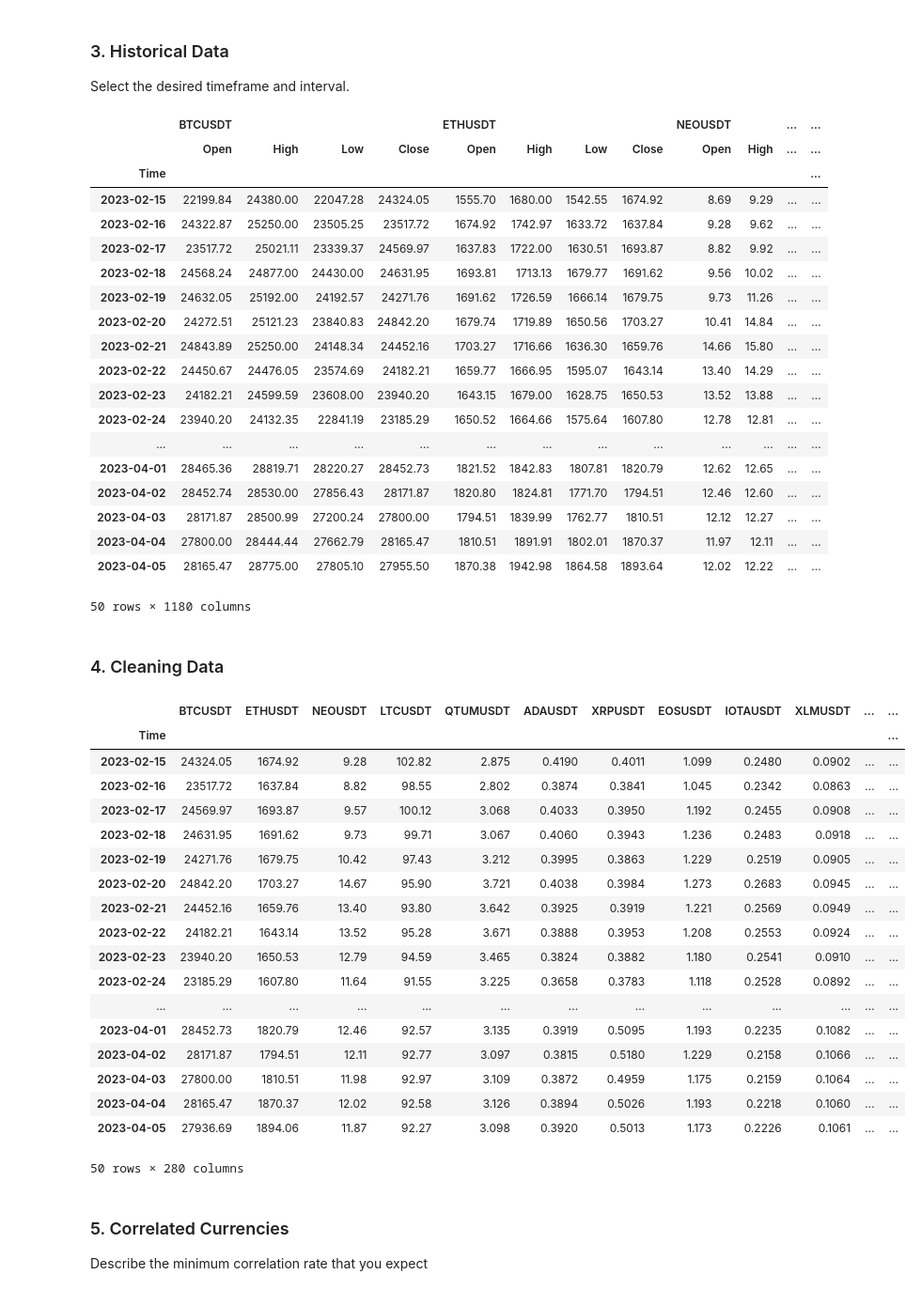
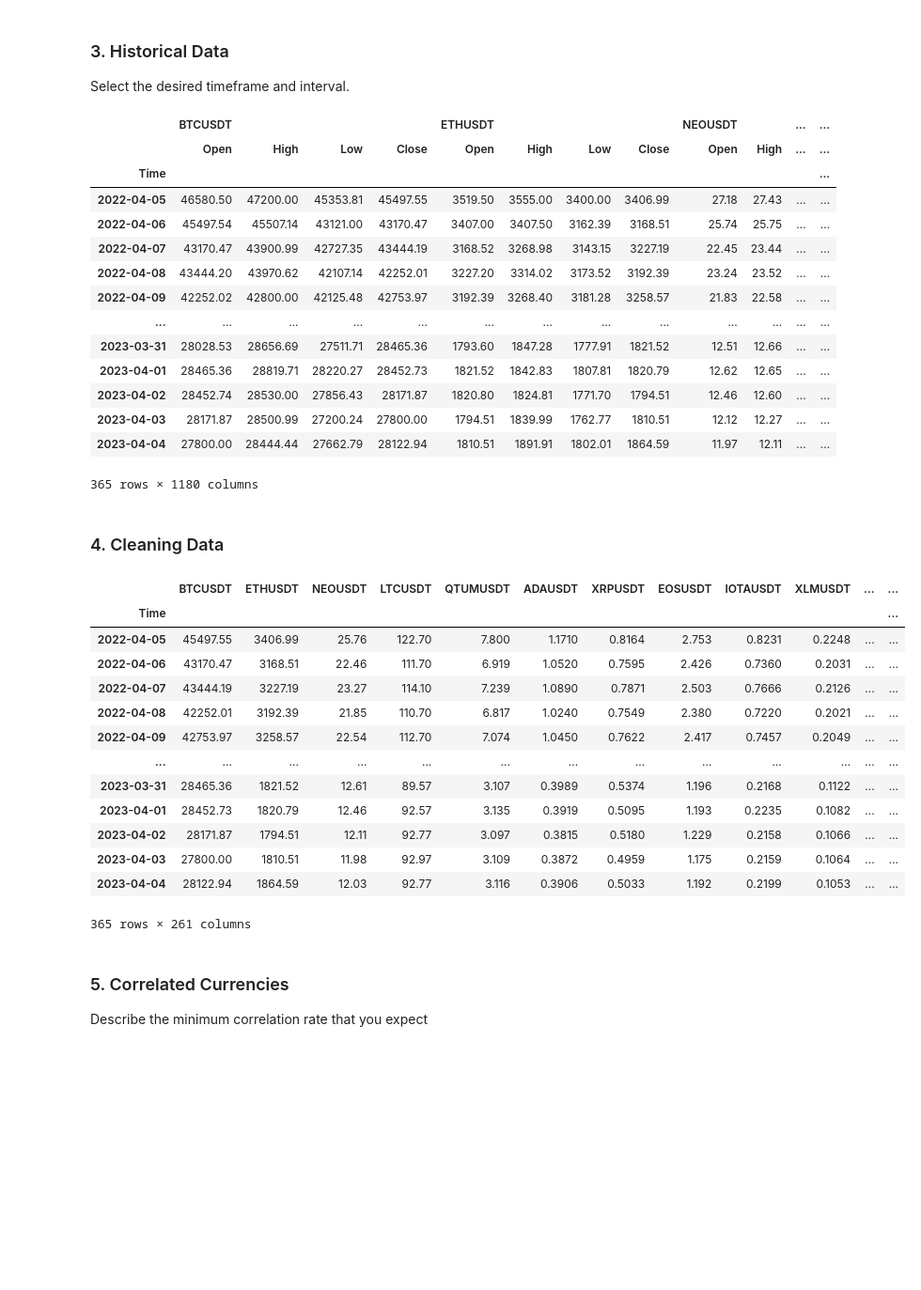
Before and after one commit to Algo-Tradings/pairs-trading-research, a Jupyter notebook: researcher.ipynb, the cells around one changed output. Shown at 94% size. Saved outputs shown, nothing was run; the diff lists cells and outputs as text; code cells hidden in the pictures; blank space fills up the shorter version.

```diff
--- a/researcher.ipynb
+++ b/researcher.ipynb
@@ -28,54 +28,44 @@ from research import Ratio
 <h3>3. Historical Data </h3>
 Select the desired timeframe and interval.
 # %%
-hist_df = Loader().get_historical_data(timeframe='1d', interval='100 days ago')
+hist_df = Loader().get_historical_data(timeframe='1d', interval='1 years ago')
 hist_df
 # %% [output]
 |  | BTCUSDT |  |  |  | ETHUSDT |  |  |  | NEOUSDT |  | ... | ... |
 |  | Open | High | Low | Close | Open | High | Low | Close | Open | High | ... | ... |
 | Time |  |  |  |  |  |  |  |  |  |  |  | ... |
-| 2023-02-15 | 22199.84 | 24380.00 | 22047.28 | 24324.05 | 1555.70 | 1680.00 | 1542.55 | 1674.92 | 8.69 | 9.29 | ... | ... |
-| 2023-02-16 | 24322.87 | 25250.00 | 23505.25 | 23517.72 | 1674.92 | 1742.97 | 1633.72 | 1637.84 | 9.28 | 9.62 | ... | ... |
-| 2023-02-17 | 23517.72 | 25021.11 | 23339.37 | 24569.97 | 1637.83 | 1722.00 | 1630.51 | 1693.87 | 8.82 | 9.92 | ... | ... |
-| 2023-02-18 | 24568.24 | 24877.00 | 24430.00 | 24631.95 | 1693.81 | 1713.13 | 1679.77 | 1691.62 | 9.56 | 10.02 | ... | ... |
-| 2023-02-19 | 24632.05 | 25192.00 | 24192.57 | 24271.76 | 1691.62 | 1726.59 | 1666.14 | 1679.75 | 9.73 | 11.26 | ... | ... |
-| 2023-02-20 | 24272.51 | 25121.23 | 23840.83 | 24842.20 | 1679.74 | 1719.89 | 1650.56 | 1703.27 | 10.41 | 14.84 | ... | ... |
-| 2023-02-21 | 24843.89 | 25250.00 | 24148.34 | 24452.16 | 1703.27 | 1716.66 | 1636.30 | 1659.76 | 14.66 | 15.80 | ... | ... |
-| 2023-02-22 | 24450.67 | 24476.05 | 23574.69 | 24182.21 | 1659.77 | 1666.95 | 1595.07 | 1643.14 | 13.40 | 14.29 | ... | ... |
-| 2023-02-23 | 24182.21 | 24599.59 | 23608.00 | 23940.20 | 1643.15 | 1679.00 | 1628.75 | 1650.53 | 13.52 | 13.88 | ... | ... |
-| 2023-02-24 | 23940.20 | 24132.35 | 22841.19 | 23185.29 | 1650.52 | 1664.66 | 1575.64 | 1607.80 | 12.78 | 12.81 | ... | ... |
+| 2022-04-05 | 46580.50 | 47200.00 | 45353.81 | 45497.55 | 3519.50 | 3555.00 | 3400.00 | 3406.99 | 27.18 | 27.43 | ... | ... |
+| 2022-04-06 | 45497.54 | 45507.14 | 43121.00 | 43170.47 | 3407.00 | 3407.50 | 3162.39 | 3168.51 | 25.74 | 25.75 | ... | ... |
+| 2022-04-07 | 43170.47 | 43900.99 | 42727.35 | 43444.19 | 3168.52 | 3268.98 | 3143.15 | 3227.19 | 22.45 | 23.44 | ... | ... |
+| 2022-04-08 | 43444.20 | 43970.62 | 42107.14 | 42252.01 | 3227.20 | 3314.02 | 3173.52 | 3192.39 | 23.24 | 23.52 | ... | ... |
+| 2022-04-09 | 42252.02 | 42800.00 | 42125.48 | 42753.97 | 3192.39 | 3268.40 | 3181.28 | 3258.57 | 21.83 | 22.58 | ... | ... |
 | ... | ... | ... | ... | ... | ... | ... | ... | ... | ... | ... | ... | ... |
+| 2023-03-31 | 28028.53 | 28656.69 | 27511.71 | 28465.36 | 1793.60 | 1847.28 | 1777.91 | 1821.52 | 12.51 | 12.66 | ... | ... |
 | 2023-04-01 | 28465.36 | 28819.71 | 28220.27 | 28452.73 | 1821.52 | 1842.83 | 1807.81 | 1820.79 | 12.62 | 12.65 | ... | ... |
 | 2023-04-02 | 28452.74 | 28530.00 | 27856.43 | 28171.87 | 1820.80 | 1824.81 | 1771.70 | 1794.51 | 12.46 | 12.60 | ... | ... |
 | 2023-04-03 | 28171.87 | 28500.99 | 27200.24 | 27800.00 | 1794.51 | 1839.99 | 1762.77 | 1810.51 | 12.12 | 12.27 | ... | ... |
-| 2023-04-04 | 27800.00 | 28444.44 | 27662.79 | 28165.47 | 1810.51 | 1891.91 | 1802.01 | 1870.37 | 11.97 | 12.11 | ... | ... |
-| 2023-04-05 | 28165.47 | 28775.00 | 27805.10 | 27955.50 | 1870.38 | 1942.98 | 1864.58 | 1893.64 | 12.02 | 12.22 | ... | ... |
+| 2023-04-04 | 27800.00 | 28444.44 | 27662.79 | 28122.94 | 1810.51 | 1891.91 | 1802.01 | 1864.59 | 11.97 | 12.11 | ... | ... |
-50 rows × 1180 columns
+365 rows × 1180 columns
 # %% [markdown]
 <h3>4. Cleaning Data </h3>
 # %%
-useful_df = Cleaner().get_useful_data()
+useful_df = Cleaner().get_useful_data(hist_df)
 useful_df
 # %% [output]
 |  | BTCUSDT | ETHUSDT | NEOUSDT | LTCUSDT | QTUMUSDT | ADAUSDT | XRPUSDT | EOSUSDT | IOTAUSDT | XLMUSDT | ... | ... |
 | Time |  |  |  |  |  |  |  |  |  |  |  | ... |
-| 2023-02-15 | 24324.05 | 1674.92 | 9.28 | 102.82 | 2.875 | 0.4190 | 0.4011 | 1.099 | 0.2480 | 0.0902 | ... | ... |
-| 2023-02-16 | 23517.72 | 1637.84 | 8.82 | 98.55 | 2.802 | 0.3874 | 0.3841 | 1.045 | 0.2342 | 0.0863 | ... | ... |
-| 2023-02-17 | 24569.97 | 1693.87 | 9.57 | 100.12 | 3.068 | 0.4033 | 0.3950 | 1.192 | 0.2455 | 0.0908 | ... | ... |
-| 2023-02-18 | 24631.95 | 1691.62 | 9.73 | 99.71 | 3.067 | 0.4060 | 0.3943 | 1.236 | 0.2483 | 0.0918 | ... | ... |
-| 2023-02-19 | 24271.76 | 1679.75 | 10.42 | 97.43 | 3.212 | 0.3995 | 0.3863 | 1.229 | 0.2519 | 0.0905 | ... | ... |
-| 2023-02-20 | 24842.20 | 1703.27 | 14.67 | 95.90 | 3.721 | 0.4038 | 0.3984 | 1.273 | 0.2683 | 0.0945 | ... | ... |
-| 2023-02-21 | 24452.16 | 1659.76 | 13.40 | 93.80 | 3.642 | 0.3925 | 0.3919 | 1.221 | 0.2569 | 0.0949 | ... | ... |
-| 2023-02-22 | 24182.21 | 1643.14 | 13.52 | 95.28 | 3.671 | 0.3888 | 0.3953 | 1.208 | 0.2553 | 0.0924 | ... | ... |
-| 2023-02-23 | 23940.20 | 1650.53 | 12.79 | 94.59 | 3.465 | 0.3824 | 0.3882 | 1.180 | 0.2541 | 0.0910 | ... | ... |
-| 2023-02-24 | 23185.29 | 1607.80 | 11.64 | 91.55 | 3.225 | 0.3658 | 0.3783 | 1.118 | 0.2528 | 0.0892 | ... | ... |
+| 2022-04-05 | 45497.55 | 3406.99 | 25.76 | 122.70 | 7.800 | 1.1710 | 0.8164 | 2.753 | 0.8231 | 0.2248 | ... | ... |
+| 2022-04-06 | 43170.47 | 3168.51 | 22.46 | 111.70 | 6.919 | 1.0520 | 0.7595 | 2.426 | 0.7360 | 0.2031 | ... | ... |
+| 2022-04-07 | 43444.19 | 3227.19 | 23.27 | 114.10 | 7.239 | 1.0890 | 0.7871 | 2.503 | 0.7666 | 0.2126 | ... | ... |
+| 2022-04-08 | 42252.01 | 3192.39 | 21.85 | 110.70 | 6.817 | 1.0240 | 0.7549 | 2.380 | 0.7220 | 0.2021 | ... | ... |
+| 2022-04-09 | 42753.97 | 3258.57 | 22.54 | 112.70 | 7.074 | 1.0450 | 0.7622 | 2.417 | 0.7457 | 0.2049 | ... | ... |
 | ... | ... | ... | ... | ... | ... | ... | ... | ... | ... | ... | ... | ... |
+| 2023-03-31 | 28465.36 | 1821.52 | 12.61 | 89.57 | 3.107 | 0.3989 | 0.5374 | 1.196 | 0.2168 | 0.1122 | ... | ... |
 | 2023-04-01 | 28452.73 | 1820.79 | 12.46 | 92.57 | 3.135 | 0.3919 | 0.5095 | 1.193 | 0.2235 | 0.1082 | ... | ... |
 | 2023-04-02 | 28171.87 | 1794.51 | 12.11 | 92.77 | 3.097 | 0.3815 | 0.5180 | 1.229 | 0.2158 | 0.1066 | ... | ... |
 | 2023-04-03 | 27800.00 | 1810.51 | 11.98 | 92.97 | 3.109 | 0.3872 | 0.4959 | 1.175 | 0.2159 | 0.1064 | ... | ... |
-| 2023-04-04 | 28165.47 | 1870.37 | 12.02 | 92.58 | 3.126 | 0.3894 | 0.5026 | 1.193 | 0.2218 | 0.1060 | ... | ... |
-| 2023-04-05 | 27936.69 | 1894.06 | 11.87 | 92.27 | 3.098 | 0.3920 | 0.5013 | 1.173 | 0.2226 | 0.1061 | ... | ... |
+| 2023-04-04 | 28122.94 | 1864.59 | 12.03 | 92.77 | 3.116 | 0.3906 | 0.5033 | 1.192 | 0.2199 | 0.1053 | ... | ... |
-50 rows × 280 columns
+365 rows × 261 columns
 # %% [markdown]
 <h3>5. Correlated Currencies </h3>
 Describe the minimum correlation rate that you expect
```
Also changed, not shown: parts of 8 cells of this notebook, 12 other files.
